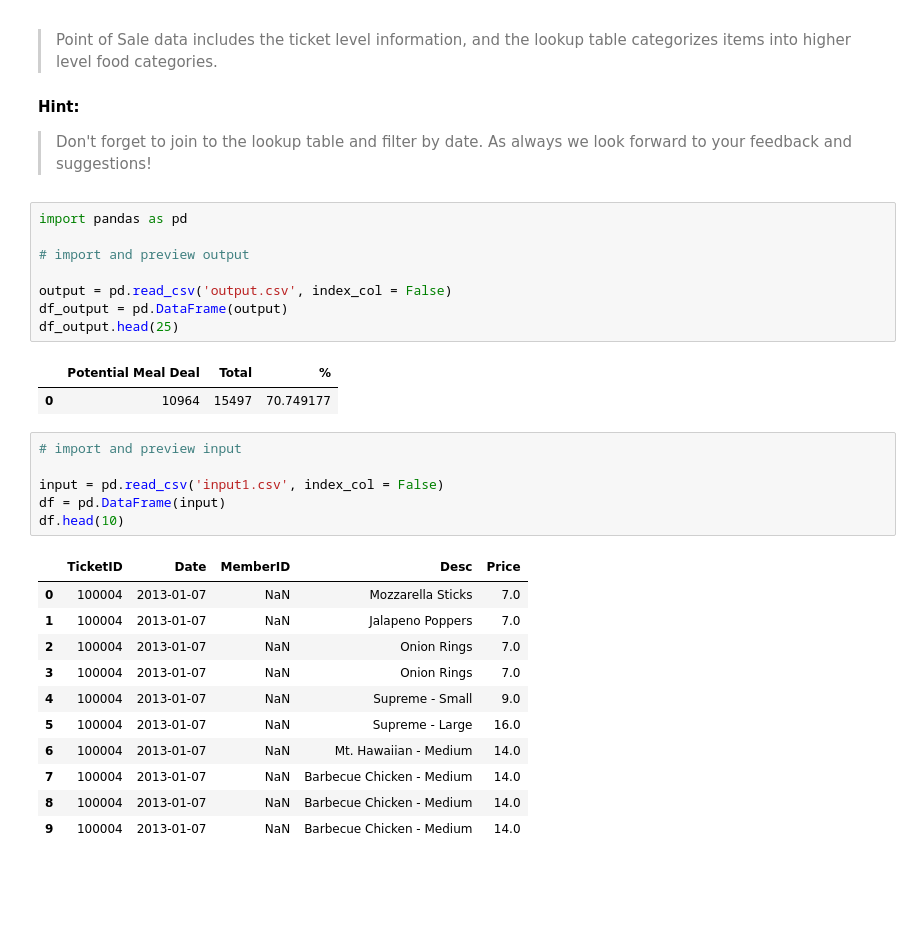
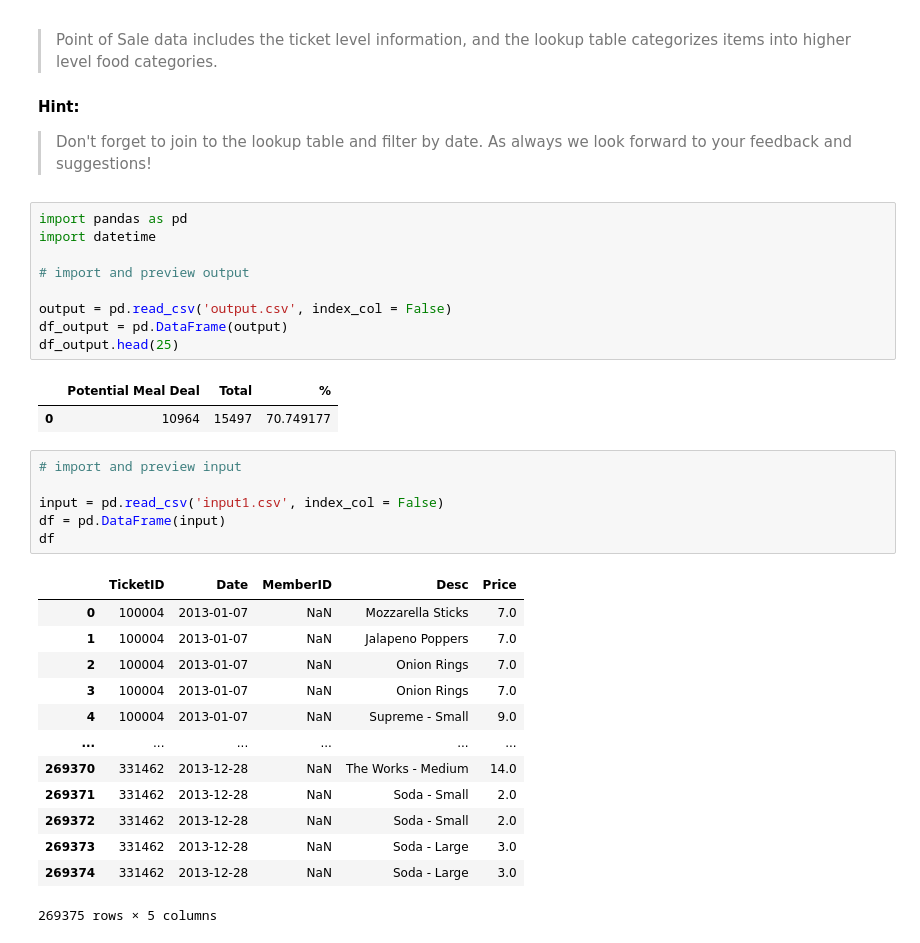
Before and after one commit to ajsultanov/alteryx-in-python, a Jupyter notebook: 8/challenge8.ipynb, the cells around one changed output. Cells and saved outputs as stored; diff of their text form; blank space fills up the shorter version.

```diff
--- a/8/challenge8.ipynb
+++ b/8/challenge8.ipynb
@@ -19,6 +19,7 @@
 >Don't forget to join to the lookup table and filter by date. As always we look forward to your feedback and suggestions!
 # %%
 import pandas as pd
+import datetime
 
 # import and preview output
 
@@ -31,18 +32,20 @@ df_output.head(25)
 # %%
 # import and preview input
 
 input = pd.read_csv('input1.csv', index_col = False)
 df = pd.DataFrame(input)
-df.head(10)
+df
 # %% [output]
 |  | TicketID | Date | MemberID | Desc | Price |
 | 0 | 100004 | 2013-01-07 | NaN | Mozzarella Sticks | 7.0 |
 | 1 | 100004 | 2013-01-07 | NaN | Jalapeno Poppers | 7.0 |
 | 2 | 100004 | 2013-01-07 | NaN | Onion Rings | 7.0 |
 | 3 | 100004 | 2013-01-07 | NaN | Onion Rings | 7.0 |
 | 4 | 100004 | 2013-01-07 | NaN | Supreme - Small | 9.0 |
-| 5 | 100004 | 2013-01-07 | NaN | Supreme - Large | 16.0 |
-| 6 | 100004 | 2013-01-07 | NaN | Mt. Hawaiian - Medium | 14.0 |
-| 7 | 100004 | 2013-01-07 | NaN | Barbecue Chicken - Medium | 14.0 |
-| 8 | 100004 | 2013-01-07 | NaN | Barbecue Chicken - Medium | 14.0 |
-| 9 | 100004 | 2013-01-07 | NaN | Barbecue Chicken - Medium | 14.0 |
+| ... | ... | ... | ... | ... | ... |
+| 269370 | 331462 | 2013-12-28 | NaN | The Works - Medium | 14.0 |
+| 269371 | 331462 | 2013-12-28 | NaN | Soda - Small | 2.0 |
+| 269372 | 331462 | 2013-12-28 | NaN | Soda - Small | 2.0 |
+| 269373 | 331462 | 2013-12-28 | NaN | Soda - Large | 3.0 |
+| 269374 | 331462 | 2013-12-28 | NaN | Soda - Large | 3.0 |
+269375 rows × 5 columns
```
Also changed, not shown: parts of 12 cells of this notebook, 4 other files.
